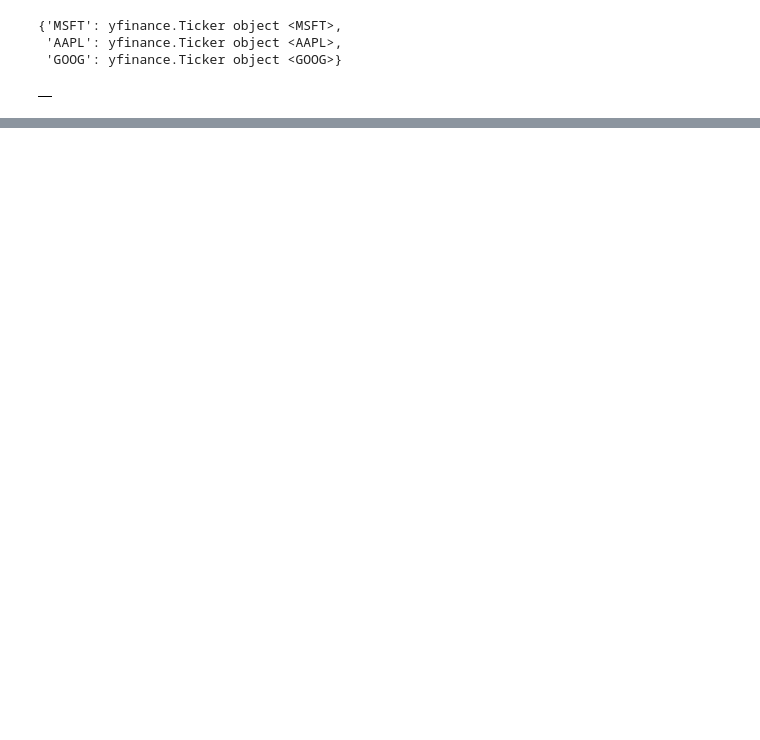
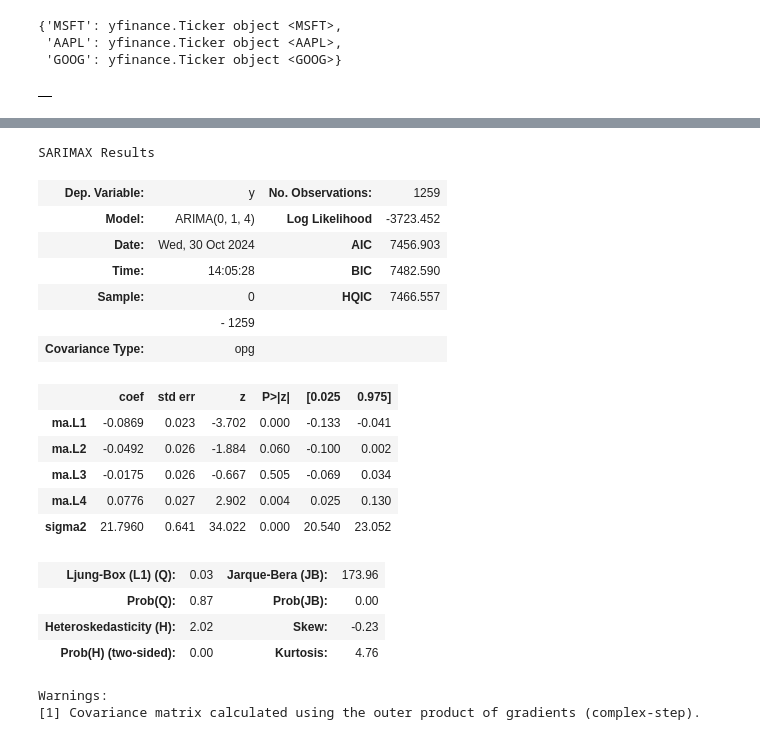
Before and after one commit to ernstBc/yahoo_finance_forecast, a Jupyter notebook: test.ipynb, the cells around one changed output, grey strips where cells are left out. Cells and saved outputs as stored; diff of their text form; code cells hidden in the pictures; blank space fills up the shorter version.

```diff
--- a/test.ipynb
+++ b/test.ipynb
@@ -122,0 +209,4 @@ pd.DataFrame({})
+# %%
+from src.components.trainer import TrainerARIMA
+trainer=TrainerARIMA()
+model, report, best_order=trainer.init_trainer(joinend_data.loc[:, 'open_msft'].values, max_ar=10, max_i=1, max_ma=10)
@@ -122,0 +275,23 @@ pd.DataFrame({})
+# %%
+report.summary()
+# %% [output]
+SARIMAX Results
+| Dep. Variable: | y | No. Observations: | 1259 |
+| Model: | ARIMA(0, 1, 4) | Log Likelihood | -3723.452 |
+| Date: | Wed, 30 Oct 2024 | AIC | 7456.903 |
+| Time: | 14:05:28 | BIC | 7482.590 |
+| Sample: | 0 | HQIC | 7466.557 |
+|  | - 1259 |  |  |
+| Covariance Type: | opg |  |  |
+|  | coef | std err | z | P>|z| | [0.025 | 0.975] |
+| ma.L1 | -0.0869 | 0.023 | -3.702 | 0.000 | -0.133 | -0.041 |
+| ma.L2 | -0.0492 | 0.026 | -1.884 | 0.060 | -0.100 | 0.002 |
+| ma.L3 | -0.0175 | 0.026 | -0.667 | 0.505 | -0.069 | 0.034 |
+| ma.L4 | 0.0776 | 0.027 | 2.902 | 0.004 | 0.025 | 0.130 |
+| sigma2 | 21.7960 | 0.641 | 34.022 | 0.000 | 20.540 | 23.052 |
+| Ljung-Box (L1) (Q): | 0.03 | Jarque-Bera (JB): | 173.96 |
+| Prob(Q): | 0.87 | Prob(JB): | 0.00 |
+| Heteroskedasticity (H): | 2.02 | Skew: | -0.23 |
+| Prob(H) (two-sided): | 0.00 | Kurtosis: | 4.76 |
+Warnings:
+[1] Covariance matrix calculated using the outer product of gradients (complex-step).
```
Also changed, not shown: parts of 29 cells of this notebook, 10 other files.
